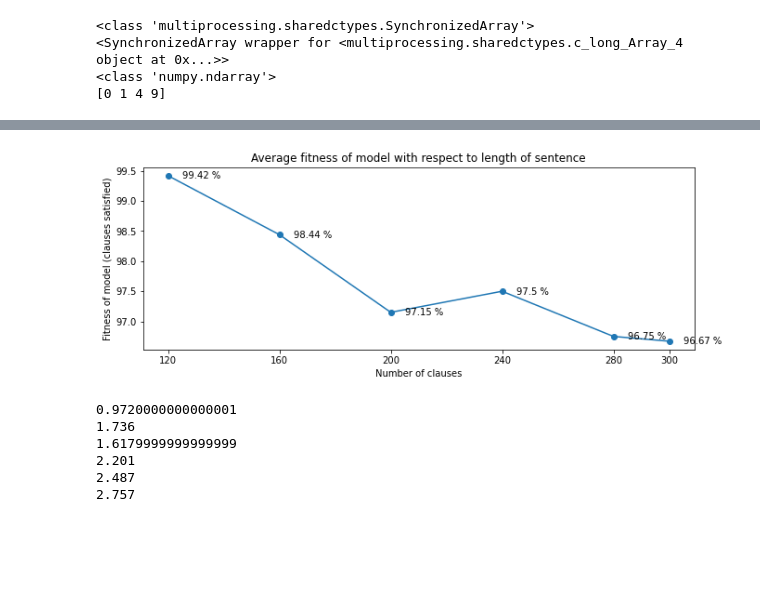
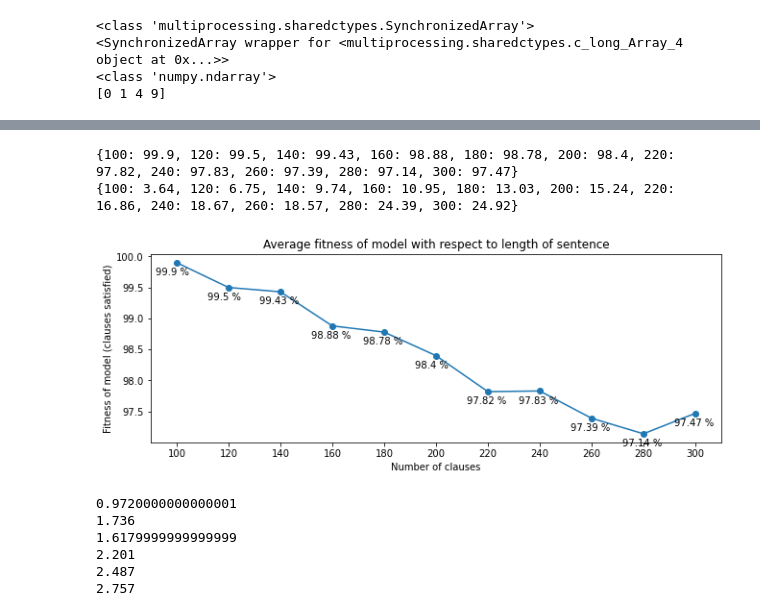
Before and after one commit to ParmeshMathur/AI_Assignment1, a Jupyter notebook: 2018A7PS0133G.ipynb, the cells around one changed output, grey strips where cells are left out. Saved outputs shown, nothing was run; the diff lists cells and outputs as text; code cells hidden in the pictures; blank space fills up the shorter version.

```diff
--- a/2018A7PS0133G.ipynb
+++ b/2018A7PS0133G.ipynb
@@ -160,6 +162,8 @@ def reproduce(xarr, yarr):
 # %%
 def randomGenerate(n):
     ones = np.ones(n, dtype=int)
+    for i in range(n):
+        ones[i]*=(i+1)
     narr = []
     while len(narr)<20:
         c = randint(0,n)
@@ -237,0 +235,4 @@ arr = gen_algo_basic(sentence)
+# %%
+sentence = cnfc.ReadCNFfromCSVfile()
+arr = gen_algo_basic(sentence)
+print(arr)
@@ -509,40 +510,54 @@ Average fitness :  96.66666666666667
 # %%
-avg_fitness = {}
-tot_rtime = {}
-avg_fitness[120] = 99.42
-tot_rtime[120] = 9.72
-avg_fitness[160] = 98.44
-tot_rtime[160] = 17.36
-avg_fitness[200] = 97.15
-tot_rtime[200] = 16.18
-avg_fitness[240] = 97.5
-tot_rtime[240] = 22.01
-avg_fitness[280] = 96.75
-tot_rtime[280] = 24.87
-avg_fitness[300] = 96.67
-tot_rtime[300] = 27.57
+# avg_fitness = {}
+# tot_rtime = {}
+# avg_fitness[120] = 99.42
+# tot_rtime[120] = 9.72
+# avg_fitness[160] = 98.44
+# tot_rtime[160] = 17.36
+# avg_fitness[200] = 97.15
+# tot_rtime[200] = 16.18
+# avg_fitness[240] = 97.5
+# tot_rtime[240] = 22.01
+# avg_fitness[280] = 96.75
+# tot_rtime[280] = 24.87
+# avg_fitness[300] = 96.87
+# tot_rtime[300] = 21.57
+# avg_fitness[100] = 99.8
+# tot_rtime[100] = 2.79
+# avg_fitness[300] = 96.7
+# tot_rtime[300] = 17.95
+
+for v in range(100, 310, 20):
+    avg_fitness[v] = round(avg_fitness[v], 2)
+    tot_rtime[v] = round(tot_rtime[v], 2)
+# %%
+print(avg_fitness)
+print(tot_rtime)
+# %% [output]
+{100: 99.9, 120: 99.5, 140: 99.43, 160: 98.88, 180: 98.78, 200: 98.4, 220: 97.82, 240: 97.83, 260: 97.39, 280: 97.14, 300: 97.47}
+{100: 3.64, 120: 6.75, 140: 9.74, 160: 10.95, 180: 13.03, 200: 15.24, 220: 16.86, 240: 18.67, 260: 18.57, 280: 24.39, 300: 24.92}
 # %%
 import matplotlib.pyplot as plt
 # %%
 clauses = list(avg_fitness.keys())
 fitness_levels = list(avg_fitness.values())
 
 # plt.bar(clauses, fitness_levels)
 # plt.subplot(clauses, fitness_levels)
 plt.plot(clauses, fitness_levels)
 plt.scatter(clauses, fitness_levels)
 plt.xticks(clauses)
 plt.xlabel('Number of clauses')
 plt.ylabel('Fitness of model (clauses satisfied)')
 
 for ind, val in enumerate(fitness_levels):
-    plt.text(x=clauses[ind]+5, y=val-0.05, s=str(val)+ ' %')
+    plt.text(x=clauses[ind]-8, y=val-0.20, s=str(val)+ ' %')
 
 plt.subplots_adjust(bottom = 0.2, right = 1.5)
 plt.title('Average fitness of model with respect to length of sentence')
 plt.show()
 # %% [output]
-[figure, old version]
+[figure, new version]
 # %%
 for i in tot_rtime:
     tot_rtime[i]/=10
```
Also changed, not shown: parts of 7 cells of this notebook, 2 other files.
